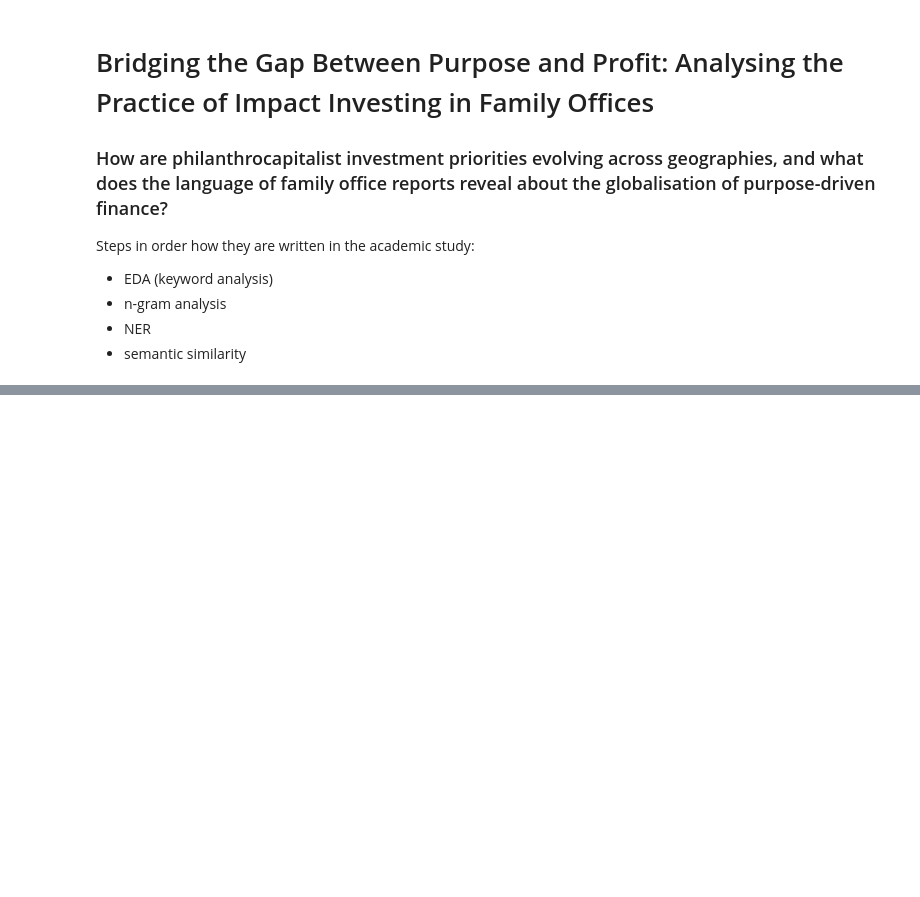
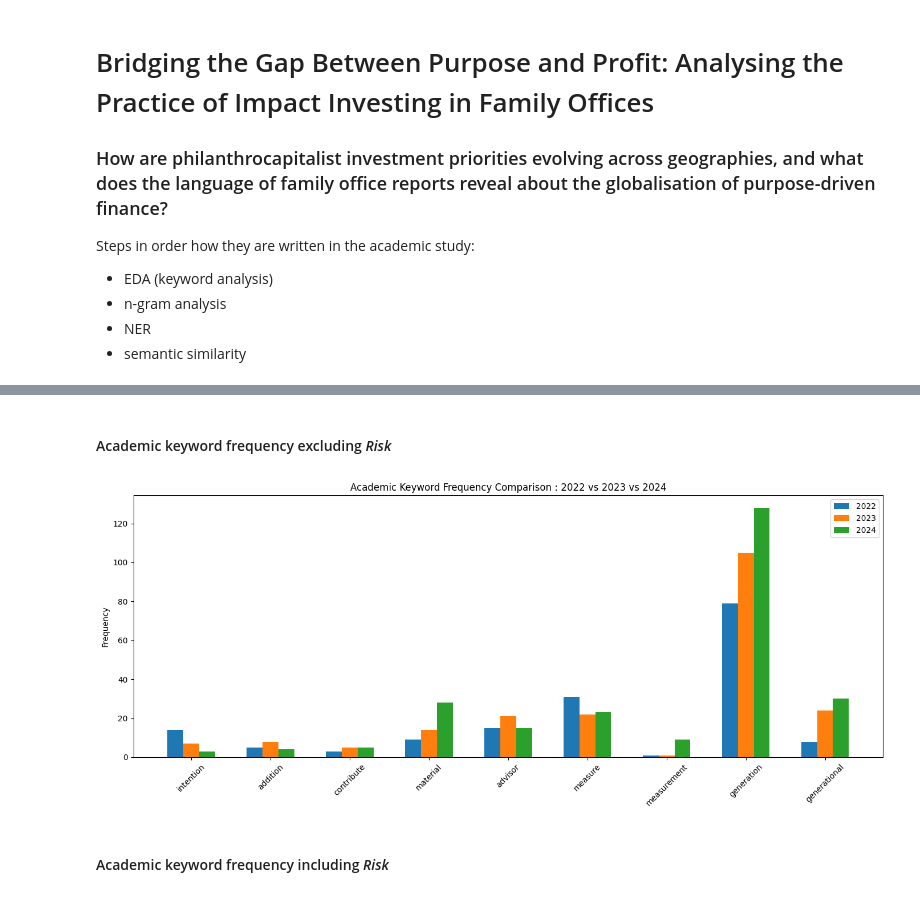
Before and after one commit to blaise-em/Impact-Investing-Capstone-Project, a Jupyter notebook: Noteboook 4.ipynb, the cells around one changed output, grey strips where cells are left out. Cells and saved outputs as stored; diff of their text form; code cells hidden in the pictures; blank space fills up the shorter version.

```diff
--- a/Noteboook 4.ipynb
+++ b/Noteboook 4.ipynb
@@ -46,0 +296,8 @@ from sentence_transformers import SentenceTransformer, util
+# %%
+academic_keywords = ['intention', 'addition', 'contribute', 'material', 'advisor', 'measure', 'measurement', 'generation', 'generational']
+academic_keywords_risk = ['intention', 'addition', 'contribute', 'material', 'advisor', 'measure', 'measurement', 'generation', 'generational', 'risk']
+
+for name, freq in report_frequencies.items():
+    print(f"\n{name}")
+    for word in academic_keywords:
+        print(f"  {word}: {freq[word]}")
@@ -46,0 +322,36 @@ from sentence_transformers import SentenceTransformer, util
+# %% [markdown]
+#### Academic keyword frequency excluding *Risk*
+# %%
+def count_keywords(reports, keyword_list):
+    counts = {kw: 0 for kw in keyword_list}
+    for name in reports:
+        freq = report_frequencies.get(name, {})
+        for kw in keyword_list:
+            counts[kw] += freq.get(kw, 0)
+    return counts
+
+counts_2022 = count_keywords(reports_2022, academic_keywords)
+counts_2023 = count_keywords(reports_2023, academic_keywords)
+counts_2024 = count_keywords(reports_2024, academic_keywords)
+# %%
+labels = academic_keywords
+x = np.arange(len(labels)) * 2
+width = 0.4
+
+fig, ax = plt.subplots(figsize=(14, 6))
+bar1 = ax.bar(x - width, [counts_2022.get(kw, 0) for kw in labels], width, label='2022')
+bar2 = ax.bar(x,         [counts_2023.get(kw, 0) for kw in labels], width, label='2023')
+bar3 = ax.bar(x + width, [counts_2024.get(kw, 0) for kw in labels], width, label='2024')
+
+# Add labels and formatting
+ax.set_ylabel('Frequency')
+ax.set_title('Academic Keyword Frequency Comparison : 2022 vs 2023 vs 2024')
+ax.set_xticks(x)
+ax.set_xticklabels(labels, rotation=45)
+ax.legend()
+plt.tight_layout()
+plt.show()
+# %% [output]
+[figure, added]
+# %% [markdown]
+#### Academic keyword frequency including *Risk*
```
Also changed, not shown: parts of 44 cells of this notebook, 1 other file.
